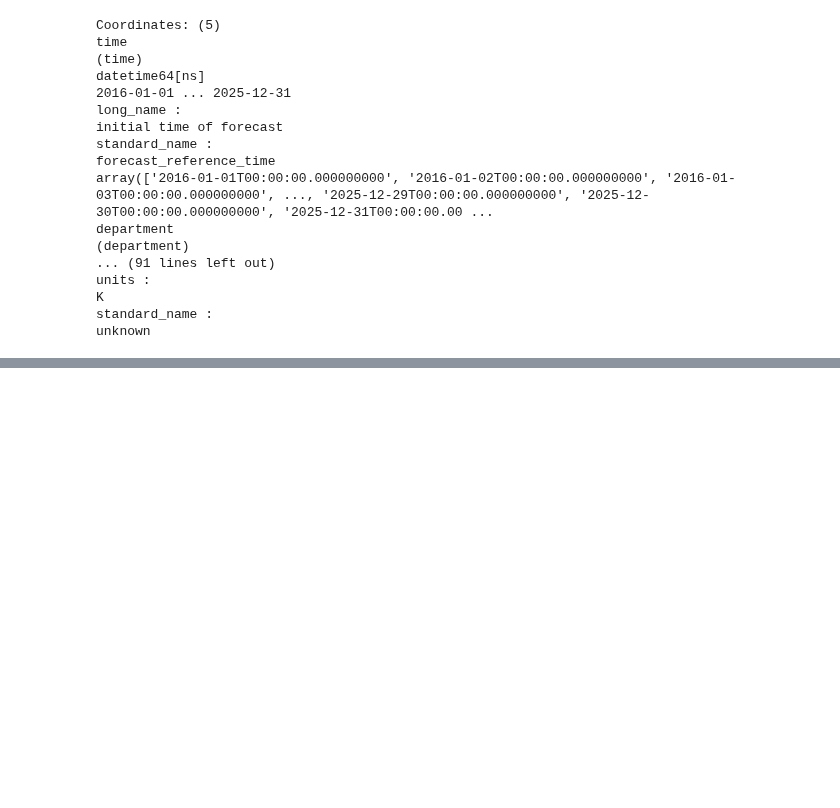
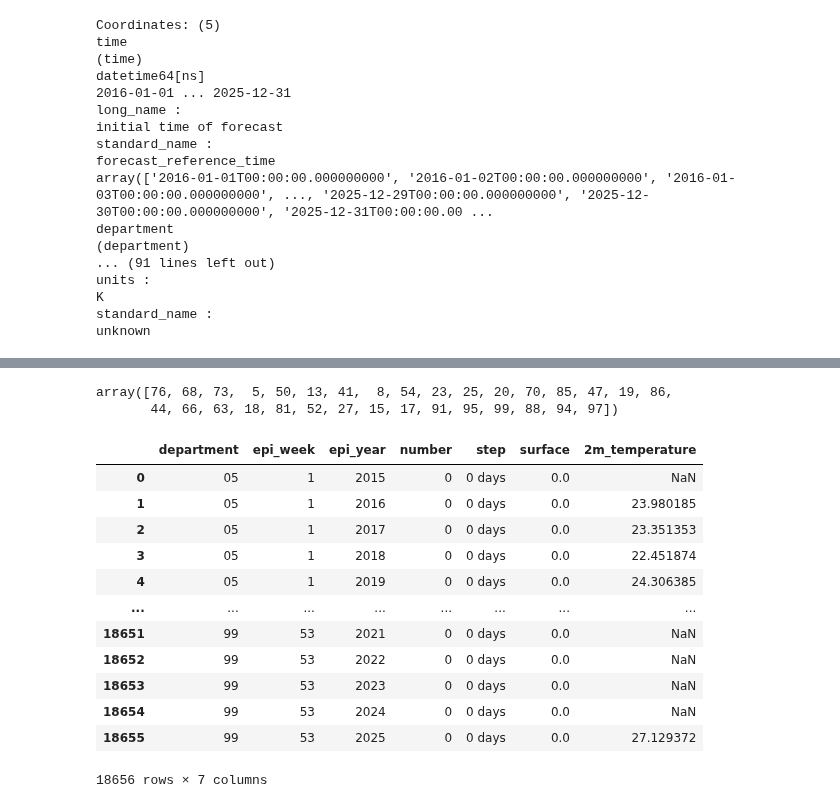
Before and after one commit to CarlosBlanco1/ColombiaDengueForecasting, a Jupyter notebook: notebooks/explore_dengue_cases.ipynb, the cells around one changed output, grey strips where cells are left out. Drawn from its saved outputs; the diff is of its cells as text; code cells hidden in the pictures; blank space fills up the shorter version.

```diff
--- a/notebooks/explore_dengue_cases.ipynb
+++ b/notebooks/explore_dengue_cases.ipynb
@@ -529,8 +532,8 @@ K
 standard_name :
 unknown
 # %%
-hourly_by_department = hourly_by_department.resample(time='D').mean()
-hourly_by_department
+daily_by_department = hourly_by_department.resample(time='D').mean()
+daily_by_department
 # %% [output]
 <xarray.DataArray '2m_temperature' (time: 3653, department: 32)> Size: 468kB dask.array<stack, shape=(3653, 32), dtype=float32, chunksize=(1, 1), chunktype=numpy.ndarray> Coordinates: * time (time) da ...
 xarray.DataArray
@@ -570,3 +573,8 @@ def epi_calendar(start, end):
         return s if (s + pd.Timedelta(days=3)).year == y else s + pd.Timedelta(days=7)
 
     first = pd.Series({ y: first_sunday(y) for y in set(year) })
+    week = ((sun - first.loc[year].values).days // 7) + 1
+    return pd.DataFrame({'day':days, 'epi_week': week, 'epi_year': year})
+
+epi_year_week_per_day_df = epi_calendar('2016-01-01', '2025-12-31')
+epi_year_week_per_day_df
@@ -573,2 +595,12 @@ def epi_calendar(start, end):
 # %%
+epi_year_week_per_day_df = epi_year_week_per_day_df.set_index('day')
+
+times = daily_by_department.get_index('time')
+
+daily_by_department = daily_by_department.assign_coords(
+    epi_week = ('time', epi_year_week_per_day_df.loc[times, 'epi_week'].values),
+    epi_year = ('time', epi_year_week_per_day_df.loc[times, 'epi_year'].values)
+)
+
+daily_by_department
 # %% [output]
@@ -575,0 +631,3 @@ def epi_calendar(start, end):
+# %%
+weekly_temp_by_department = daily_by_department.groupby(['epi_week', 'epi_year']).mean('time')
+weekly_temp_by_department
@@ -575,0 +676,5 @@ def epi_calendar(start, end):
+# %%
+weekly_cases_complete_df['COD_DPTO_O'].unique()
+# %% [output]
+array([76, 68, 73,  5, 50, 13, 41,  8, 54, 23, 25, 20, 70, 85, 47, 19, 86,
+       44, 66, 63, 18, 81, 52, 27, 15, 17, 91, 95, 99, 88, 94, 97])
@@ -575,0 +685,17 @@ def epi_calendar(start, end):
+# %%
+weekly_temp_by_department_df = weekly_temp_by_department.to_dataframe().reset_index()
+weekly_temp_by_department_df
+# %% [output]
+|  | department | epi_week | epi_year | number | step | surface | 2m_temperature |
+| 0 | 05 | 1 | 2015 | 0 | 0 days | 0.0 | NaN |
+| 1 | 05 | 1 | 2016 | 0 | 0 days | 0.0 | 23.980185 |
+| 2 | 05 | 1 | 2017 | 0 | 0 days | 0.0 | 23.351353 |
+| 3 | 05 | 1 | 2018 | 0 | 0 days | 0.0 | 22.451874 |
+| 4 | 05 | 1 | 2019 | 0 | 0 days | 0.0 | 24.306385 |
+| ... | ... | ... | ... | ... | ... | ... | ... |
+| 18651 | 99 | 53 | 2021 | 0 | 0 days | 0.0 | NaN |
+| 18652 | 99 | 53 | 2022 | 0 | 0 days | 0.0 | NaN |
+| 18653 | 99 | 53 | 2023 | 0 | 0 days | 0.0 | NaN |
+| 18654 | 99 | 53 | 2024 | 0 | 0 days | 0.0 | NaN |
+| 18655 | 99 | 53 | 2025 | 0 | 0 days | 0.0 | 27.129372 |
+18656 rows × 7 columns
```
Also changed, not shown: parts of 14 cells of this notebook.
